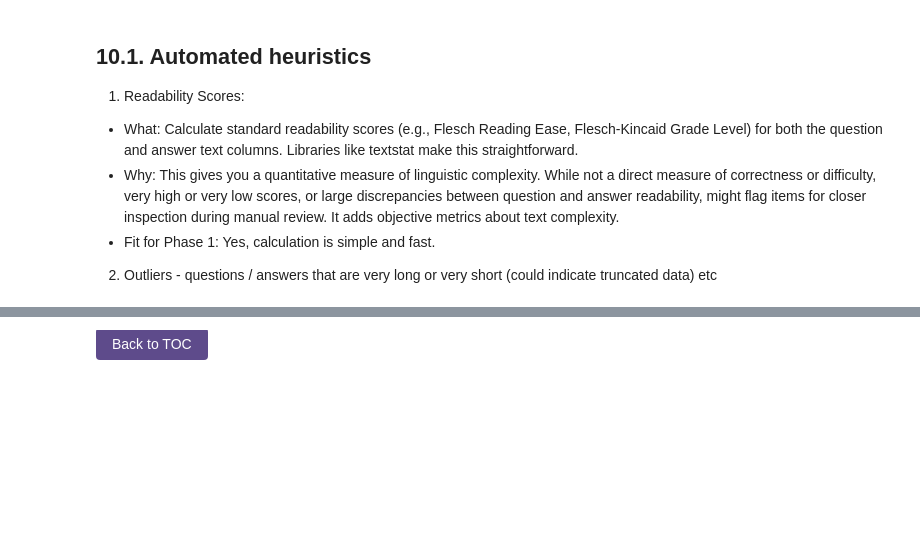
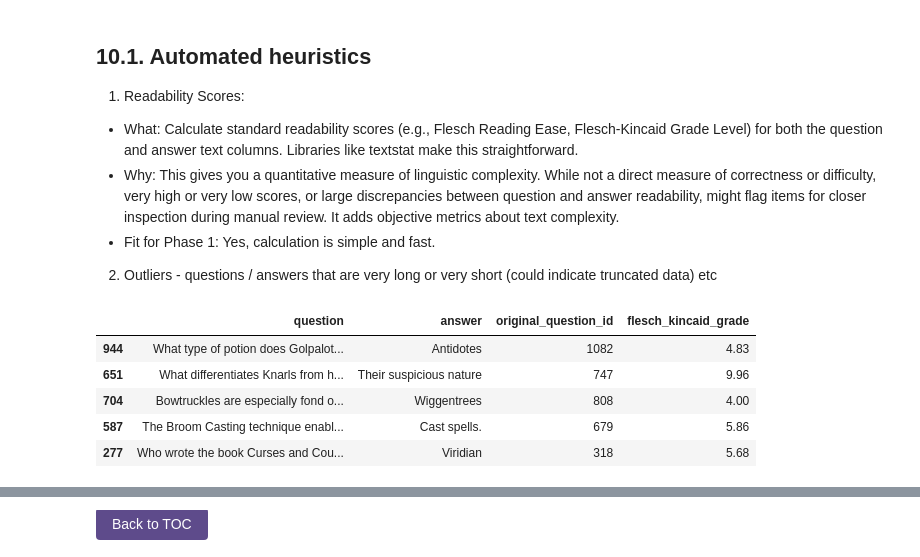
Before and after one commit to RSipra/semantic_verification_engine, a Jupyter notebook: src/data_scripts/02-clean_plus_EDA_of_dataset.ipynb, the cells around one changed output, grey strips where cells are left out. Saved outputs shown, nothing was run; the diff lists cells and outputs as text; code cells hidden in the pictures; blank space fills up the shorter version.

```diff
--- a/src/data_scripts/02-clean_plus_EDA_of_dataset.ipynb
+++ b/src/data_scripts/02-clean_plus_EDA_of_dataset.ipynb
@@ -3753,3 +3748,19 @@ As expected, both questions are lexically similar but semantically different - t
 - Fit for Phase 1: Yes, calculation is simple and fast.
 
 2. Outliers - questions / answers that are very long or very short (could indicate truncated data) etc
+# %%
+# create a working copy of the main df
+readability_checks_df = updated_trivia_df[['question', 'answer', 'original_question_id']].copy()
+
+# check: Flesch-Kincaid Grade Level (lower = simpler)
+readability_checks_df['flesch_kincaid_grade'] = readability_checks_df['question'].apply(textstat.flesch_kincaid_grade).round(2)
+
+# display head of df
+readability_checks_df.sample(5)
+# %% [output]
+|  | question | answer | original_question_id | flesch_kincaid_grade |
+| 944 | What type of potion does Golpalot... | Antidotes | 1082 | 4.83 |
+| 651 | What differentiates Knarls from h... | Their suspicious nature | 747 | 9.96 |
+| 704 | Bowtruckles are especially fond o... | Wiggentrees | 808 | 4.00 |
+| 587 | The Broom Casting technique enabl... | Cast spells. | 679 | 5.86 |
+| 277 | Who wrote the book Curses and Cou... | Viridian | 318 | 5.68 |
```
Also changed, not shown: parts of 55 cells of this notebook, 21 other files.
